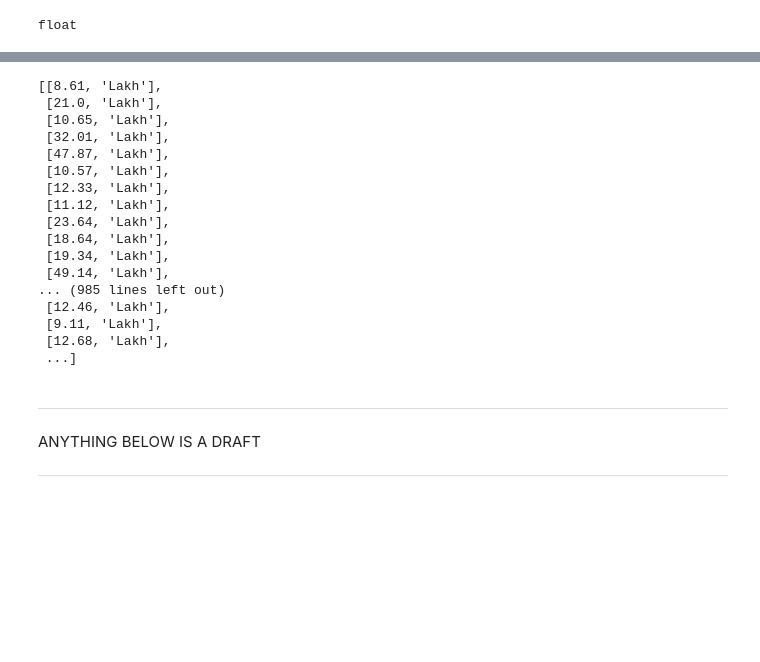
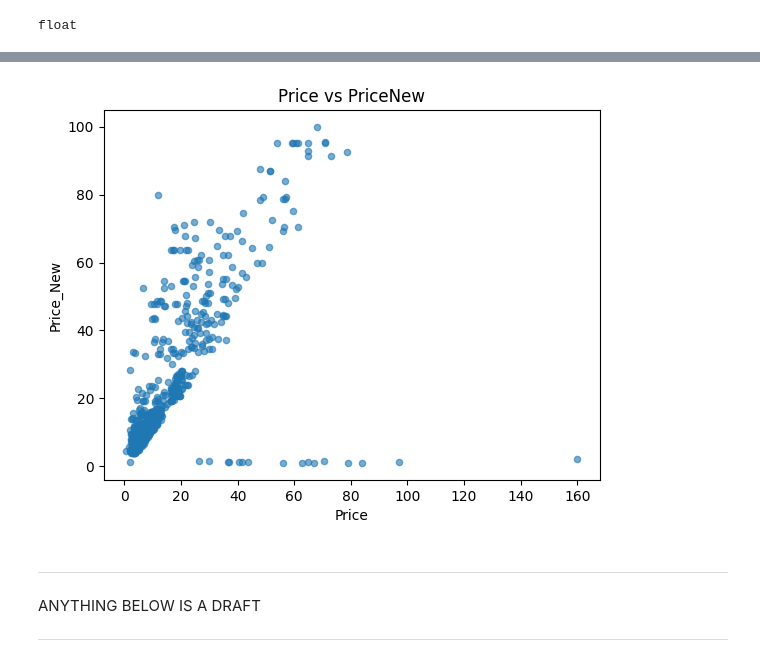
Before and after one commit to safakan/CCTB_repo_safak_atakan_celik, a Jupyter notebook: DEA113/Assignment4/Assignment4_EDA_Kaggle.ipynb, the cells around one changed output, grey strips where cells are left out. Drawn from its saved outputs; the diff is of its cells as text; code cells hidden in the pictures; blank space fills up the shorter version.

```diff
--- a/DEA113/Assignment4/Assignment4_EDA_Kaggle.ipynb
+++ b/DEA113/Assignment4/Assignment4_EDA_Kaggle.ipynb
@@ -214,23 +215,9 @@ for i in new_price_list:
-# %%
-new_price_list
-# %% [output]
-[[8.61, 'Lakh'],
- [21.0, 'Lakh'],
- [10.65, 'Lakh'],
- [32.01, 'Lakh'],
- [47.87, 'Lakh'],
- [10.57, 'Lakh'],
- [12.33, 'Lakh'],
- [11.12, 'Lakh'],
- [23.64, 'Lakh'],
- [18.64, 'Lakh'],
- [19.34, 'Lakh'],
- [49.14, 'Lakh'],
-... (985 lines left out)
- [12.46, 'Lakh'],
- [9.11, 'Lakh'],
- [12.68, 'Lakh'],
- ...]
+# %%
+data.plot(kind='scatter', x='Price', y='Price_New', alpha=0.6)
+plt.title('Price vs PriceNew')
+plt.show()
+# %% [output]
+[figure, added]
 # %% [markdown]
 ---
 
```
Also changed, not shown: parts of 3 cells of this notebook.
